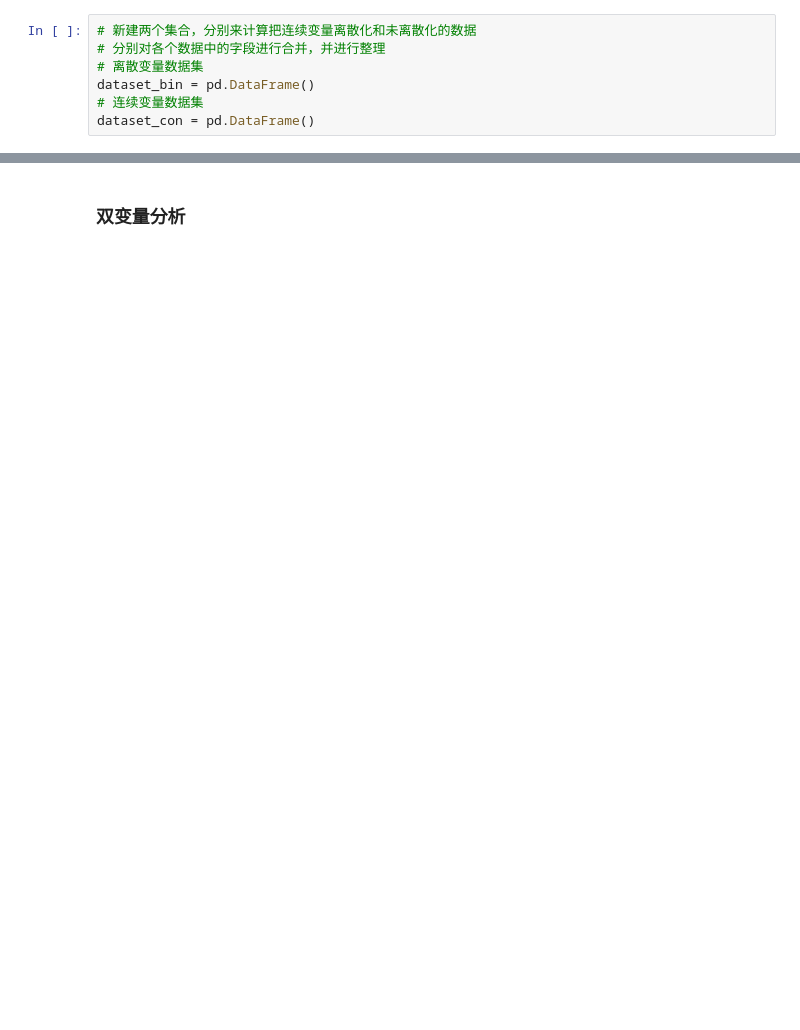
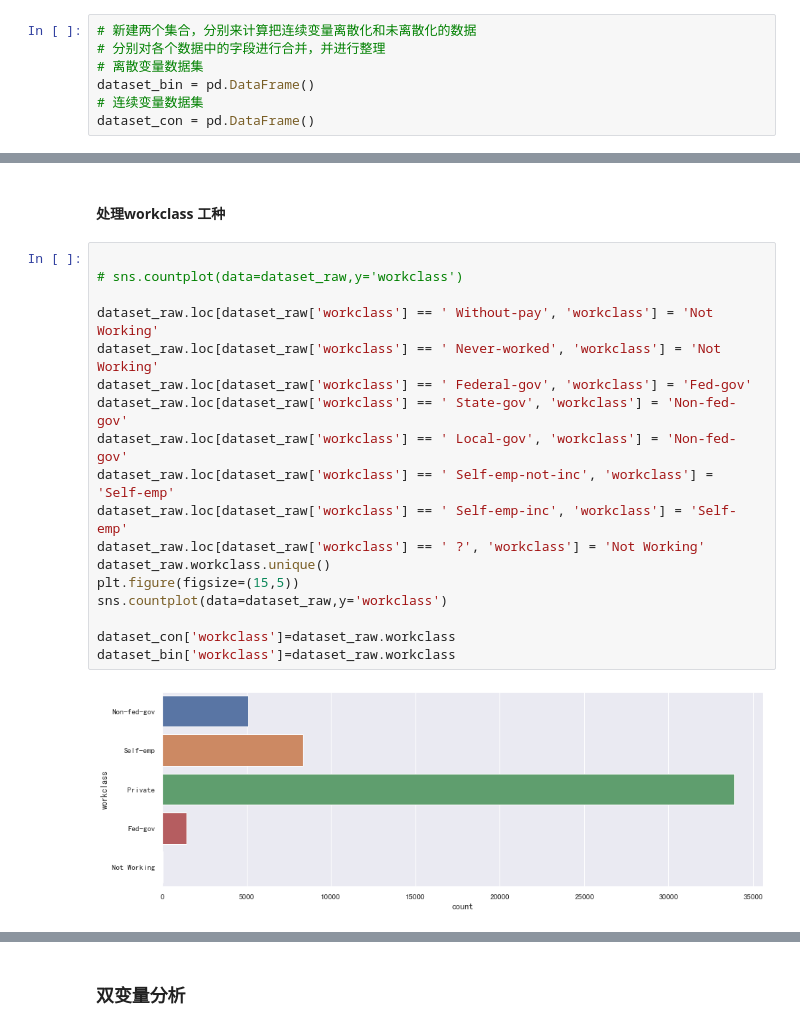
Before and after one commit to clayll/AdvancedDataAnalysis, a Jupyter notebook: docTang/5.人口普查数据集项目实战-收入预测/ll人口收入普查.ipynb, the cells around one changed output, grey strips where cells are left out. Drawn from its saved outputs; the diff is of its cells as text; blank space fills up the shorter version.

```diff
--- a/docTang/5.人口普查数据集项目实战-收入预测/ll人口收入普查.ipynb
+++ b/docTang/5.人口普查数据集项目实战-收入预测/ll人口收入普查.ipynb
@@ -125,0 +181,22 @@ array([' <=50K', ' >50K', ' <=50K.', ' >50K.'], dtype=object)
+# %% [markdown]
+#### 处理workclass 工种
+# %%
+
+# sns.countplot(data=dataset_raw,y='workclass')
+
+dataset_raw.loc[dataset_raw['workclass'] == ' Without-pay', 'workclass'] = 'Not Working'
+dataset_raw.loc[dataset_raw['workclass'] == ' Never-worked', 'workclass'] = 'Not Working'
+dataset_raw.loc[dataset_raw['workclass'] == ' Federal-gov', 'workclass'] = 'Fed-gov'
+dataset_raw.loc[dataset_raw['workclass'] == ' State-gov', 'workclass'] = 'Non-fed-gov'
+dataset_raw.loc[dataset_raw['workclass'] == ' Local-gov', 'workclass'] = 'Non-fed-gov'
+dataset_raw.loc[dataset_raw['workclass'] == ' Self-emp-not-inc', 'workclass'] = 'Self-emp'
+dataset_raw.loc[dataset_raw['workclass'] == ' Self-emp-inc', 'workclass'] = 'Self-emp'
+dataset_raw.loc[dataset_raw['workclass'] == ' ?', 'workclass'] = 'Not Working'
+dataset_raw.workclass.unique()
+plt.figure(figsize=(15,5))
+sns.countplot(data=dataset_raw,y='workclass')
+
+dataset_con['workclass']=dataset_raw.workclass
+dataset_bin['workclass']=dataset_raw.workclass
+# %% [output]
+[figure, added]
```
Also changed, not shown: parts of 30 cells of this notebook, 1 other file.
